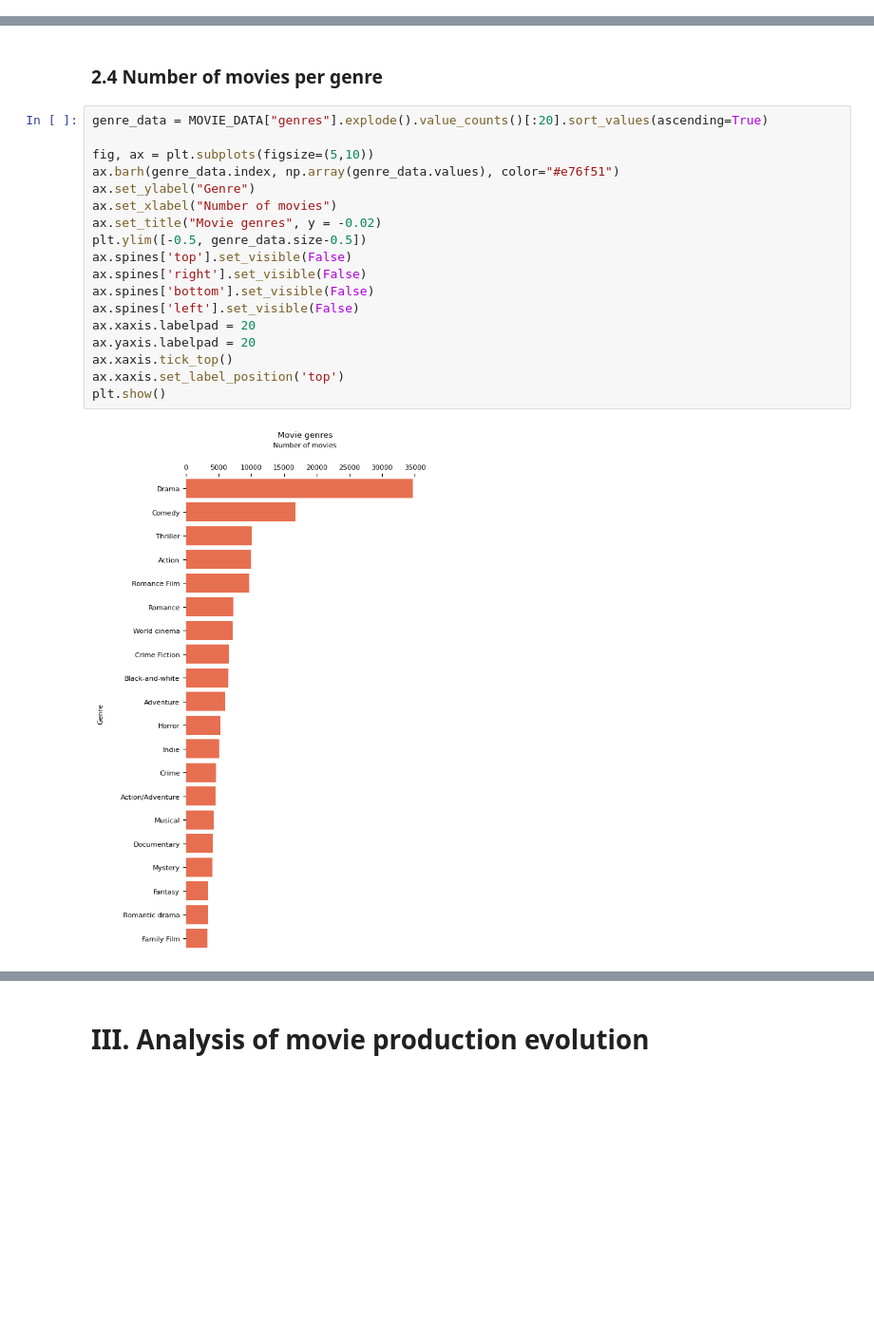
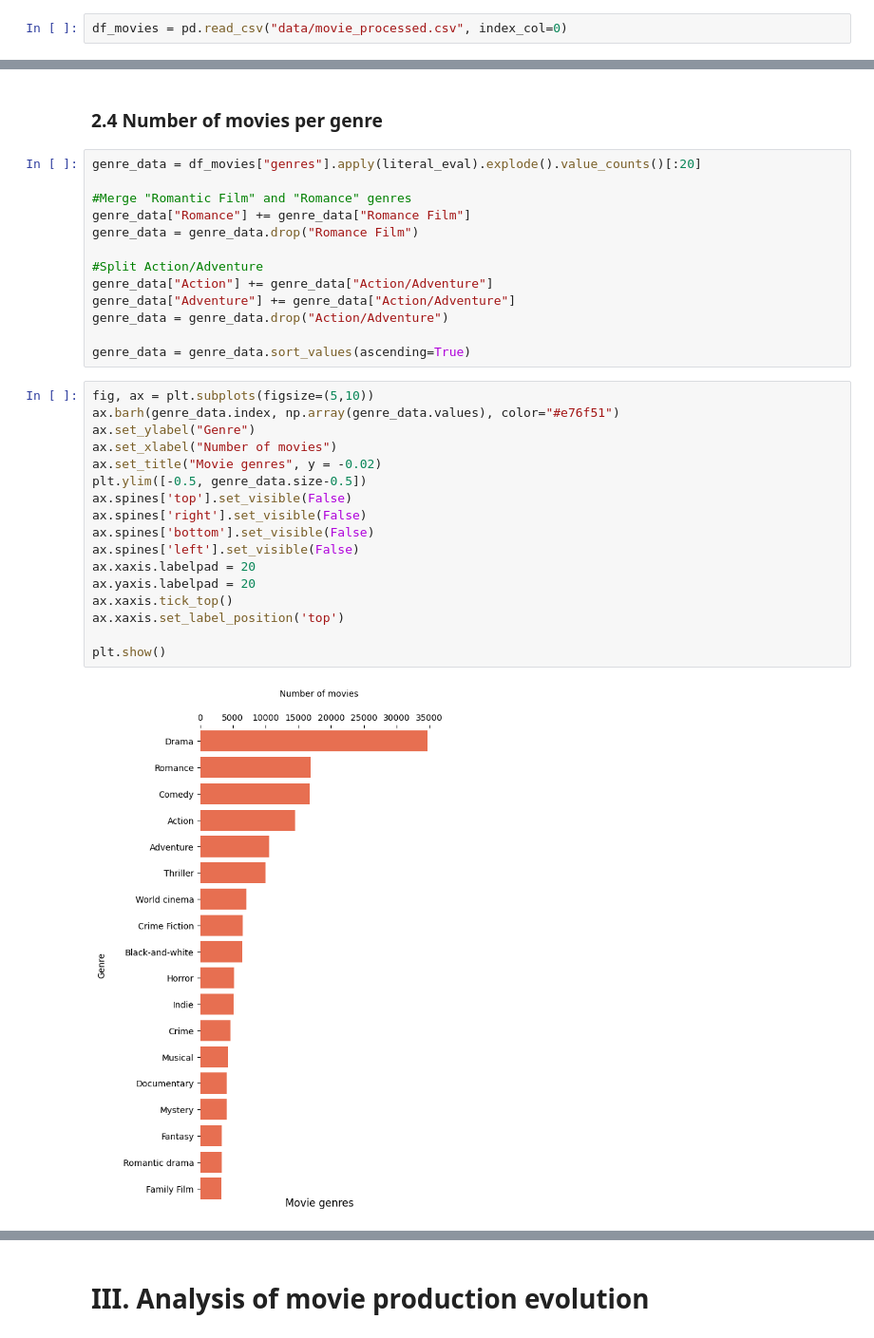
Before and after one commit to epfl-ada/ada-2022-project-r4d4r, a Jupyter notebook: BigNotebook.ipynb, the cells around one changed output, grey strips where cells are left out. Shown at 95% size. Saved outputs shown, nothing was run; the diff lists cells and outputs as text; blank space fills up the shorter version.

```diff
--- a/BigNotebook.ipynb
+++ b/BigNotebook.ipynb
@@ -378,6 +383,8 @@ MOVIE_DATA.head()
 MOVIE_DATA.to_csv("data/movie_processed.csv")
 # %% [markdown]
 # II. Insights of the data
+# %%
+df_movies = pd.read_csv("data/movie_processed.csv", index_col=0)
 # %% [markdown]
 ### 2.1 Movie production evolution
 # %%
@@ -465,23 +472,35 @@ Proportion of movies in English: 53.26%
 The English language is used in 8.89 times more movies than Spanish, the second most used language.
 # %% [markdown]
 ### 2.4 Number of movies per genre
+# %%
+genre_data = df_movies["genres"].apply(literal_eval).explode().value_counts()[:20]
+
+#Merge "Romantic Film" and "Romance" genres
+genre_data["Romance"] += genre_data["Romance Film"]
+genre_data = genre_data.drop("Romance Film")
+
+#Split Action/Adventure
+genre_data["Action"] += genre_data["Action/Adventure"]
+genre_data["Adventure"] += genre_data["Action/Adventure"]
+genre_data = genre_data.drop("Action/Adventure")
+
+genre_data = genre_data.sort_values(ascending=True)
 # %%
-genre_data = MOVIE_DATA["genres"].explode().value_counts()[:20].sort_values(ascending=True)
-
 fig, ax = plt.subplots(figsize=(5,10))
 ax.barh(genre_data.index, np.array(genre_data.values), color="#e76f51")
 ax.set_ylabel("Genre")
 ax.set_xlabel("Number of movies")
 ax.set_title("Movie genres", y = -0.02)
 plt.ylim([-0.5, genre_data.size-0.5])
 ax.spines['top'].set_visible(False)
 ax.spines['right'].set_visible(False)
 ax.spines['bottom'].set_visible(False)
 ax.spines['left'].set_visible(False)
 ax.xaxis.labelpad = 20
 ax.yaxis.labelpad = 20
 ax.xaxis.tick_top()
 ax.xaxis.set_label_position('top')
+
 plt.show()
 # %% [output]
-[figure, old version]
+[figure, new version]
```
Also changed, not shown: parts of 8 cells of this notebook.
